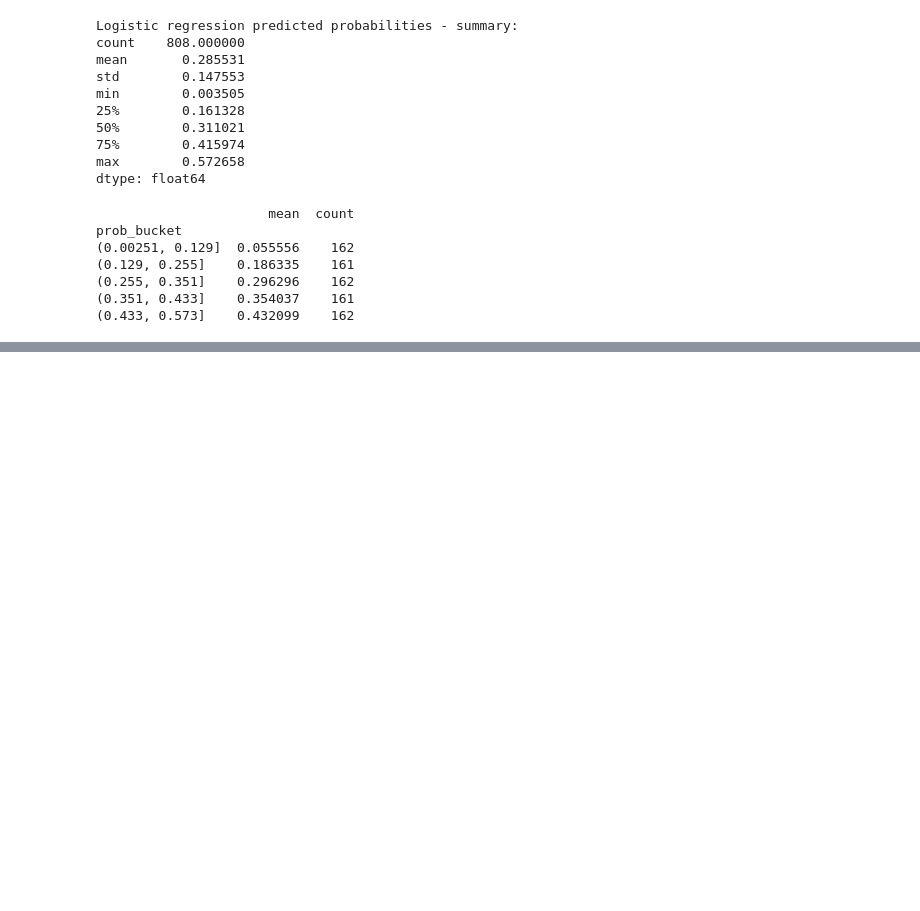
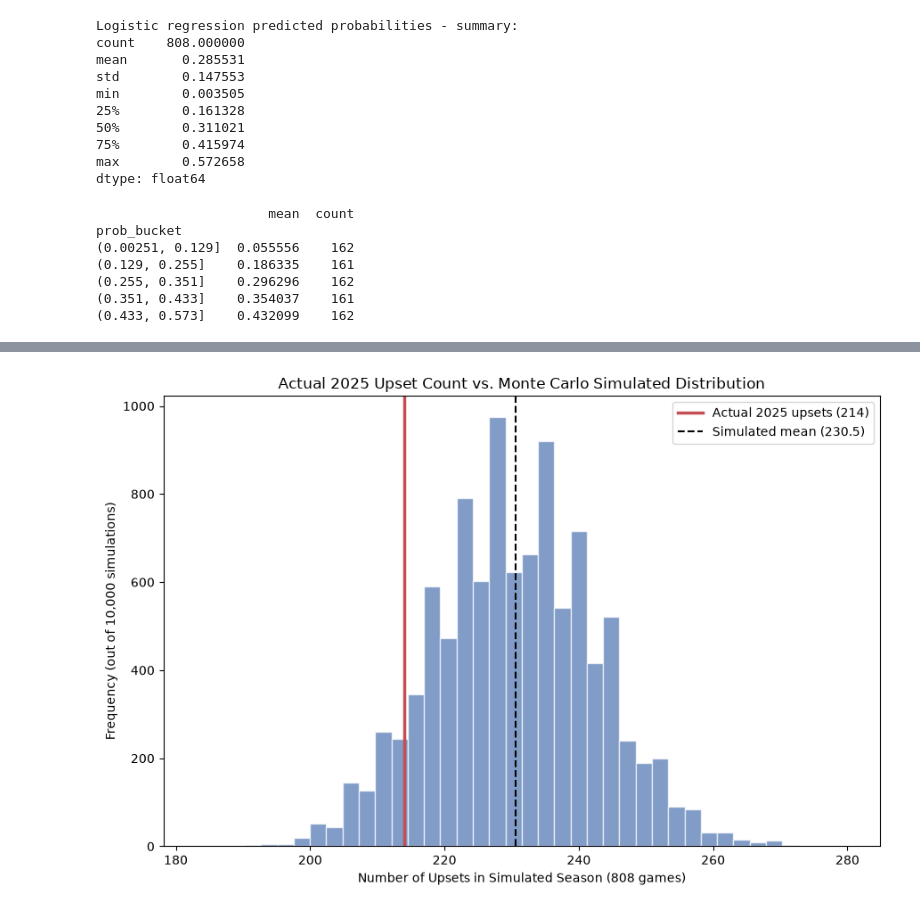
Before and after one commit to cxwils/cfb-randomness, a Jupyter notebook: notebooks/04_modeling.ipynb, the cells around one changed output, grey strips where cells are left out. Drawn from its saved outputs; the diff is of its cells as text; code cells hidden in the pictures; blank space fills up the shorter version.

```diff
--- a/notebooks/04_modeling.ipynb
+++ b/notebooks/04_modeling.ipynb
@@ -126,0 +198,17 @@ prob_bucket
+# %%
+fig, ax = plt.subplots(figsize=(9, 6))
+
+ax.hist(simulated_upset_counts, bins=40, color="#4C72B0", alpha=0.7, edgecolor="white")
+ax.axvline(actual_upset_count, color="#C44E52", linewidth=2.5, label=f"Actual 2025 upsets ({int(actual_upset_count)})")
+ax.axvline(simulated_upset_counts.mean(), color="black", linestyle="--", linewidth=1.5, label=f"Simulated mean ({simulated_upset_counts.mean():.1f})")
+
+ax.set_xlabel("Number of Upsets in Simulated Season (808 games)")
+ax.set_ylabel("Frequency (out of 10,000 simulations)")
+ax.set_title("Actual 2025 Upset Count vs. Monte Carlo Simulated Distribution")
+ax.legend()
+
+plt.tight_layout()
+plt.savefig("../reports/figures/monte_carlo_upset_distribution.png", dpi=150)
+plt.show()
+# %% [output]
+[figure, added]
```
Also changed, not shown: parts of 4 cells of this notebook, 3 other files.
